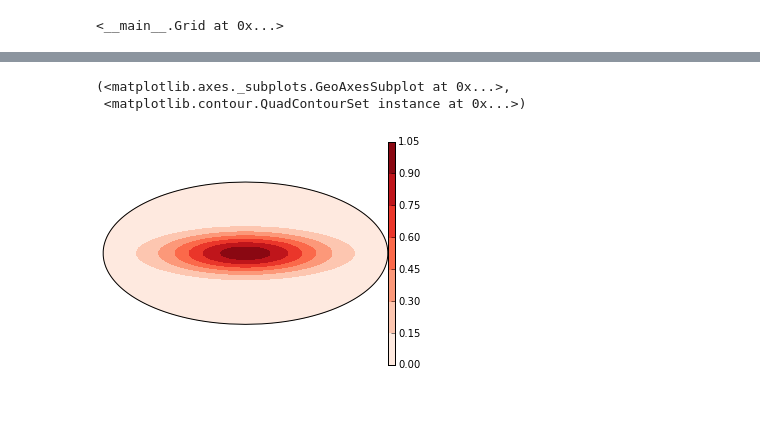
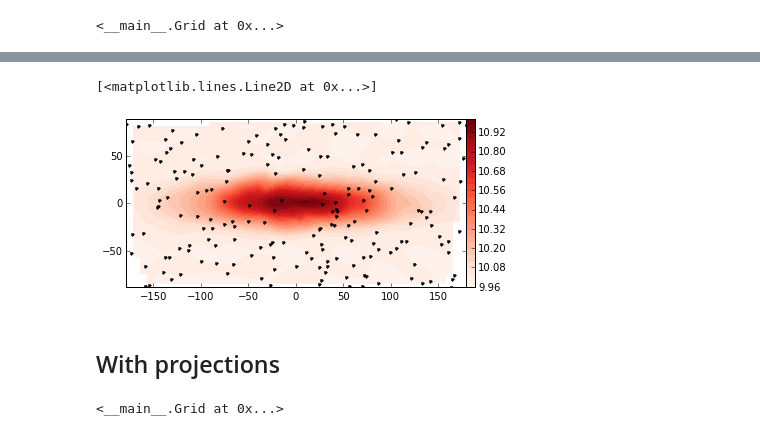
Before and after one commit to fatiando/prototypes, a Jupyter notebook: grid-class.ipynb, the cells around one changed output, grey strips where cells are left out. Drawn from its saved outputs; the diff is of its cells as text; code cells hidden in the pictures; blank space fills up the shorter version.

```diff
--- a/grid-class.ipynb
+++ b/grid-class.ipynb
@@ -158,5 +192,5 @@ class Grid(object):
 # %%
-g = Grid.scatter((-180, 180, -90, 90), 200, seed=0)
-g.add_attribute('linear', 10 + utils.gaussian2d(g.x, g.y, 100, 20))
+scat = Grid.scatter((-180, 180, -90, 90), 200, seed=0)
+scat.add_attribute('data', 10 + utils.gaussian2d(scat.x, scat.y, 100, 20))
 # %% [output]
 <__main__.Grid at 0x...>
@@ -179,6 +197,10 @@ g.contourf('divergent', 40)
-# %%
-g.reproject(crs.Mollweide()).contourf('data')
-# %% [output]
-(<matplotlib.axes._subplots.GeoAxesSubplot at 0x...>,
- <matplotlib.contour.QuadContourSet instance at 0x...>)
-[figure, removed]
+# %%
+mpl.figure(figsize=(8, 3))
+mpl.axis('scaled')
+scat.interp((50, 50)).contourf('data', 30)
+scat.points()
+# %% [output]
+[<matplotlib.lines.Line2D at 0x...>]
+[figure, added]
+# %% [markdown]
+## With projections
@@ -184,0 +209,5 @@ g.reproject(crs.Mollweide()).contourf('data')
+# %%
+grid = Grid.regular((-180, 180, -90, 90), (200, 200), z=500e3, lonlat=True)
+grid.add_attribute('gxy', tesseroid.gxy(grid.lon, grid.lat, grid.z, model))
+# %% [output]
+<__main__.Grid at 0x...>
```
Also changed, not shown: parts of 17 cells of this notebook.
